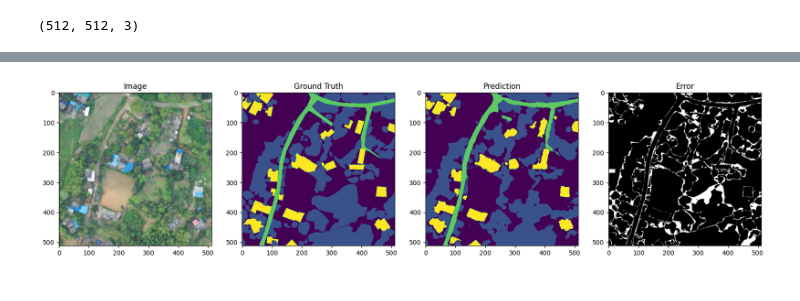
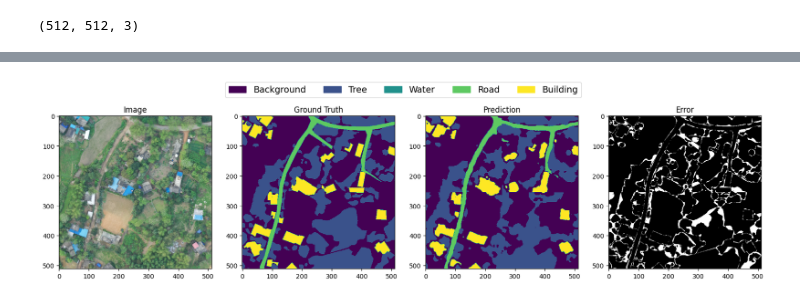
Before and after one commit to hssh18121/do_an_test, a Jupyter notebook: infer_light_weight_model.ipynb, the cells around one changed output, grey strips where cells are left out. Saved outputs shown, nothing was run; the diff lists cells and outputs as text; code cells hidden in the pictures.

Commit message:
Add segformer infer

```diff
--- a/infer_light_weight_model.ipynb
+++ b/infer_light_weight_model.ipynb
@@ -66,7 +67,7 @@ from models import SegFormer_B0
 # %% [output]
 /home/work2/Workspace/sonnh/do_an_test/SegFormer
 # %%
-checkpoint_path = "../weights/best_lightweight_model/cp.weights.h5"
+checkpoint_path = "../weights/offline_distill/cp.segformer_student_pretrain_converge.h5"
 model = SegFormer_B0(input_shape = (256,256,3), num_classes = 5)
 model.compile('Adam', loss=sm.losses.dice_loss, metrics=[sm.metrics.iou_score],)
 model.load_weights(checkpoint_path)
@@ -167,28 +167,50 @@ Total time taken: 1.38 seconds
 
 
 # final_prediction = np.argmax(predictions_smooth, axis=2)
-# %%
-plt.figure(figsize=(20, 5))
-plt.subplot(141)
-plt.title('Image')
-plt.imshow(img)
-plt.subplot(142)
-plt.title('Ground Truth')
-plt.imshow(mask, vmin=0, vmax=4)
-plt.subplot(143)
-plt.title('Prediction')
-plt.imshow(unpatched_prediction, vmin=0, vmax=4)
-# plt.subplot(223)
-# plt.title('Error with smooth prediction')
-# error = (mask != final_prediction)
-# error = error.astype('float32')
-# plt.imshow(error, cmap='gray')
-
-plt.subplot(144)
-plt.title('Error')
-error = (mask != unpatched_prediction)
-error = error.astype('float32')
-plt.imshow(error, cmap='gray')
-plt.show()
-# %% [output]
-[figure, removed]
+# %%
+import matplotlib.pyplot as plt
+import matplotlib.colors as mcolors
+import matplotlib.patches as mpatches
+import numpy as np
+
+# Use a default Matplotlib colormap (tab10)
+cmap = plt.get_cmap(lut=5)
+
+# Define the boundaries for the colormap
+bounds = [0, 1, 2, 3, 4, 5]
+norm = mcolors.BoundaryNorm(bounds, cmap.N)
+
+# Create custom legend patches using colors from the 'tab10' colormap
+legend_labels = ['Background', 'Tree', 'Water', 'Road', 'Building']
+colors = [cmap(i) for i in range(len(legend_labels))]
+legend_handles = [mpatches.Patch(color=colors[i], label=legend_labels[i]) for i in range(len(colors))]
+
+plt.figure(figsize=(20, 5))  # Adjust the figure size to make it suitable for a single row
+
+plt.subplot(141)
+plt.title('Image')
+plt.imshow(img)
+# plt.axis('off')
+
+plt.subplot(142)
+plt.title('Ground Truth')
+plt.imshow(mask, cmap=cmap, norm=norm)
+# plt.axis('off')
+
+plt.subplot(143)
+plt.title('Prediction')
+plt.imshow(unpatched_prediction, cmap=cmap, norm=norm)
+# plt.axis('off')
+
+plt.subplot(144)
+plt.title('Error')
+error = (mask != unpatched_prediction)
+error = error.astype('float32')
+plt.imshow(error, cmap='gray')
+
+# Add a legend to the figure
+plt.figlegend(handles=legend_handles, loc='upper center', ncol=len(colors), fontsize=14)
+
+plt.show()
+# %% [output]
+[figure, added]
```
Also changed, not shown: parts of 4 cells of this notebook, 9 other files.
